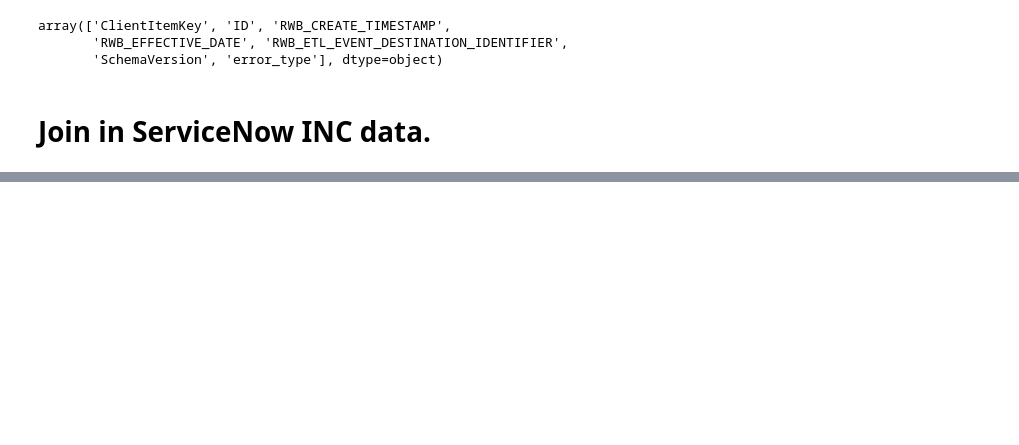
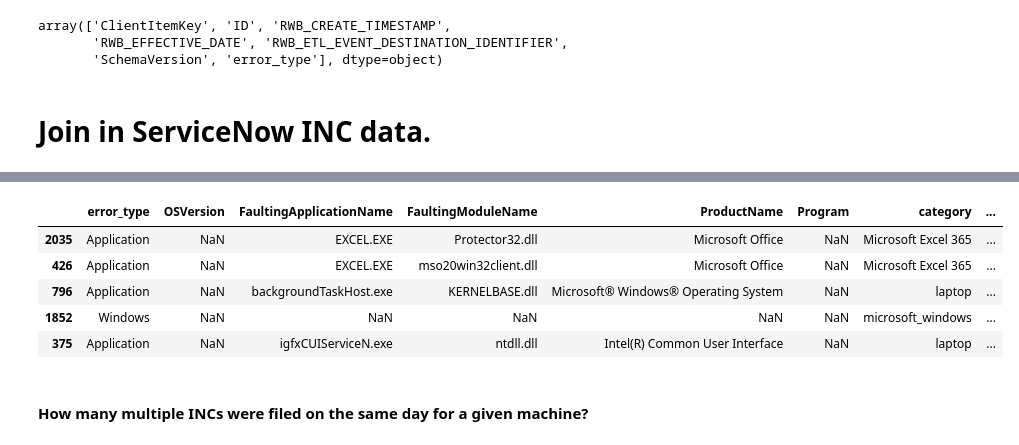
Before and after one commit to redgerly-umich/capstone_ff, a Jupyter notebook: DataCleaning/combine_4_error_types.ipynb, the cells around one changed output, grey strips where cells are left out. Drawn from its saved outputs; the diff is of its cells as text; code cells hidden in the pictures; blank space fills up the shorter version.

```diff
--- a/DataCleaning/combine_4_error_types.ipynb
+++ b/DataCleaning/combine_4_error_types.ipynb
@@ -252,0 +118,26 @@ incs_merged[incs_merged['configuration_item'] == 'STM-D-U27117']
+# %%
+# Issues:
+# If a separate error is recorded on the same day as an unrelated INC, the two are associated (.loc[210, :])
+# Possible fix: reduce the time window from "same day" to "within x hours," e.g. +/-2hrs.
+incs_merged.sample(5)[[
+    'error_type',
+    'OSVersion',
+    'FaultingApplicationName',
+    'FaultingModuleName',
+    # 'FaultingPackageFullName',
+    'ProductName',
+    'Program',
+    'category',
+    'subcategory',
+    'short_description_NER'
+]]
+# %% [output]
+|  | error_type | OSVersion | FaultingApplicationName | FaultingModuleName | ProductName | Program | category | ... |
+| 2035 | Application | NaN | EXCEL.EXE | Protector32.dll | Microsoft Office | NaN | Microsoft Excel 365 | ... |
+| 426 | Application | NaN | EXCEL.EXE | mso20win32client.dll | Microsoft Office | NaN | Microsoft Excel 365 | ... |
+| 796 | Application | NaN | backgroundTaskHost.exe | KERNELBASE.dll | Microsoft® Windows® Operating System | NaN | laptop | ... |
+| 1852 | Windows | NaN | NaN | NaN | NaN | NaN | microsoft_windows | ... |
+| 375 | Application | NaN | igfxCUIServiceN.exe | ntdll.dll | Intel(R) Common User Interface | NaN | laptop | ... |
+# %% [markdown]
+
+#### How many multiple INCs were filed on the same day for a given machine?
```
Also changed, not shown: parts of 25 cells of this notebook.
